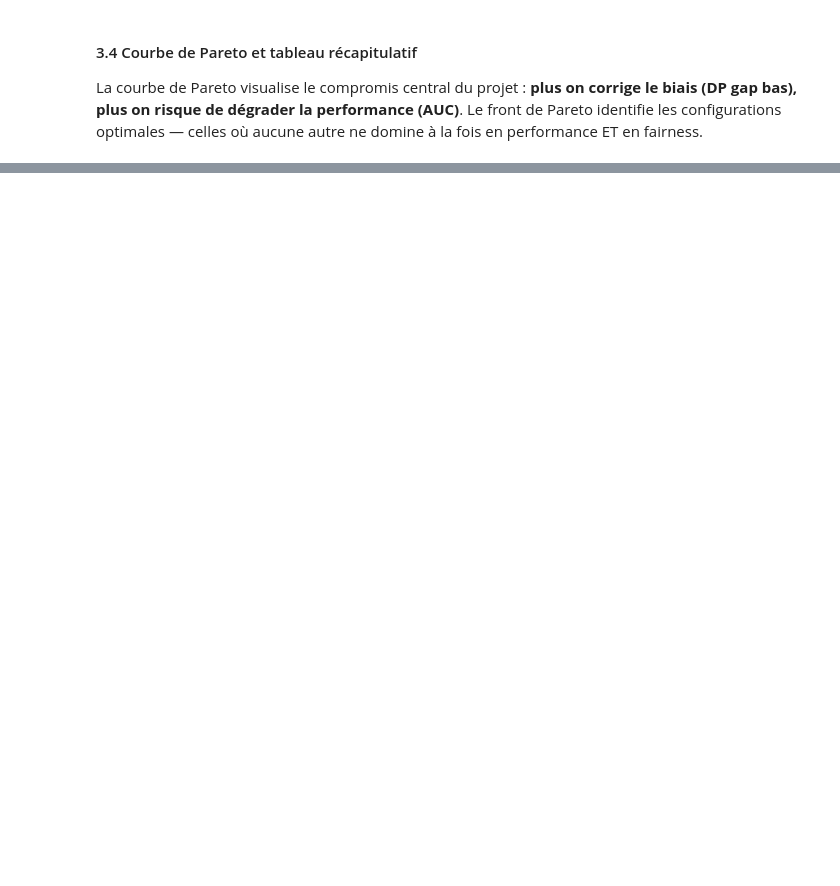
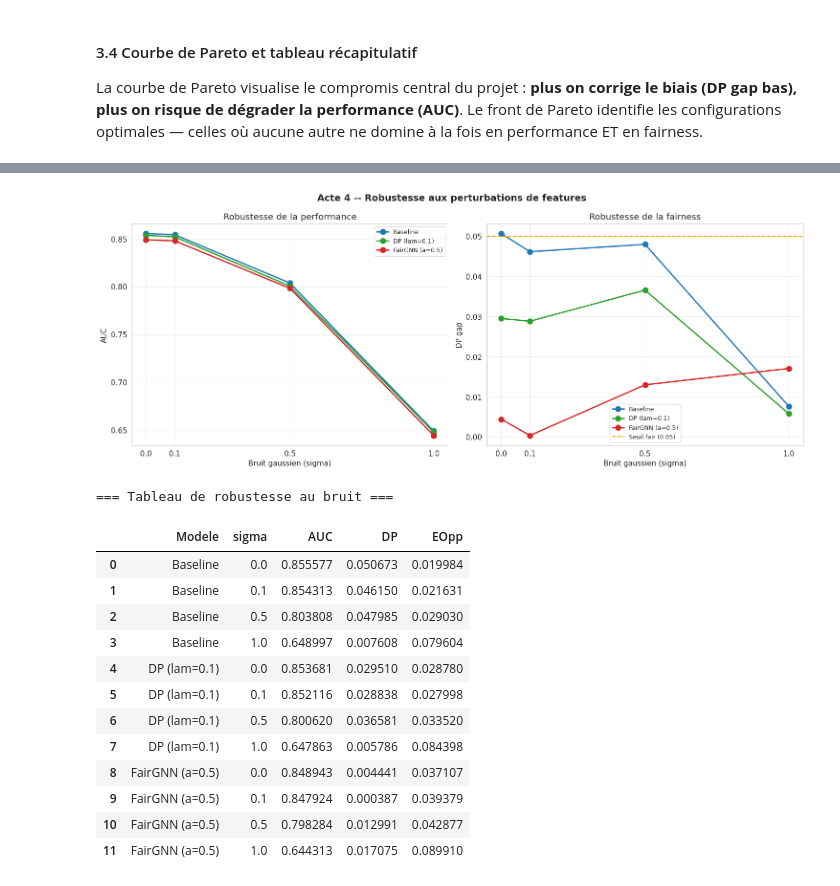
Before and after one commit to inptensib/IA-DATA708, a Jupyter notebook: notebooks/02_pipeline_ybt.ipynb, the cells around one changed output, grey strips where cells are left out. Cells and saved outputs as stored; diff of their text form; code cells hidden in the pictures; blank space fills up the shorter version.

```diff
--- a/notebooks/02_pipeline_ybt.ipynb
+++ b/notebooks/02_pipeline_ybt.ipynb
@@ -980,0 +1296,75 @@ La courbe de Pareto visualise le compromis central du projet : **plus on corrige
+# %%
+# === 4.3 Perturbation de features ===
+sigmas = [0.1, 0.5, 1.0]
+noise_results = []
+
+for name, mdl in models_act4.items():
+    mdl.eval()
+    r_clean = collect_results(mdl, test_data, sens, device)
+    noise_results.append({
+        'Modele': name, 'sigma': 0.0,
+        'AUC': r_clean['auc'], 'DP': r_clean['f']['DP'], 'EOpp': r_clean['f']['EOpp'],
+    })
+    for sigma in sigmas:
+        set_seed(42)
+        x_noisy = test_data.x + torch.randn_like(test_data.x) * sigma
+        with torch.no_grad():
+            tp = torch.sigmoid(mdl(
+                x_noisy.to(device),
+                test_data.edge_index.to(device),
+                test_data.edge_label_index.to(device)
+            )).cpu().numpy()
+        tl = test_data.edge_label.numpy()
+        tpt = classify_pairs(test_data.edge_label_index, sens).numpy()
+        auc = roc_auc_score(tl, tp)
+        f = fairness(tp, tl, tpt)
+        noise_results.append({
+            'Modele': name, 'sigma': sigma,
+            'AUC': auc, 'DP': f['DP'], 'EOpp': f['EOpp'],
+        })
+
+df_noise = pd.DataFrame(noise_results)
+
+# --- Visualisation ---
+fig, axes = plt.subplots(1, 2, figsize=(15, 6))
+colors_act4 = {'Baseline': '#1f77b4', 'DP (lam=0.1)': '#2ca02c', 'FairGNN (a=0.5)': '#d62728'}
+sigmas_full = [0.0] + sigmas
+
+ax = axes[0]
+for name in models_act4:
+    df_m = df_noise[df_noise['Modele'] == name]
+    ax.plot(df_m['sigma'], df_m['AUC'], 'o-', color=colors_act4[name], label=name, lw=2, markersize=8)
+ax.set_xlabel('Bruit gaussien (sigma)'); ax.set_ylabel('AUC')
+ax.set_title('Robustesse de la performance'); ax.legend(fontsize=9)
+ax.set_xticks(sigmas_full); ax.grid(True, alpha=0.3)
+
+ax = axes[1]
+for name in models_act4:
+    df_m = df_noise[df_noise['Modele'] == name]
+    ax.plot(df_m['sigma'], df_m['DP'], 'o-', color=colors_act4[name], label=name, lw=2, markersize=8)
+ax.axhline(0.05, color='orange', ls='--', lw=1.5, label='Seuil fair (0.05)')
+ax.set_xlabel('Bruit gaussien (sigma)'); ax.set_ylabel('DP gap')
+ax.set_title('Robustesse de la fairness'); ax.legend(fontsize=9)
+ax.set_xticks(sigmas_full); ax.grid(True, alpha=0.3)
+
+fig.suptitle('Acte 4 -- Robustesse aux perturbations de features', fontsize=14, fontweight='bold')
+plt.tight_layout(); plt.show()
+
+print("\n=== Tableau de robustesse au bruit ===")
+df_noise
+# %% [output]
+[figure, added]
+=== Tableau de robustesse au bruit ===
+|  | Modele | sigma | AUC | DP | EOpp |
+| 0 | Baseline | 0.0 | 0.855577 | 0.050673 | 0.019984 |
+| 1 | Baseline | 0.1 | 0.854313 | 0.046150 | 0.021631 |
+| 2 | Baseline | 0.5 | 0.803808 | 0.047985 | 0.029030 |
+| 3 | Baseline | 1.0 | 0.648997 | 0.007608 | 0.079604 |
+| 4 | DP (lam=0.1) | 0.0 | 0.853681 | 0.029510 | 0.028780 |
+| 5 | DP (lam=0.1) | 0.1 | 0.852116 | 0.028838 | 0.027998 |
+| 6 | DP (lam=0.1) | 0.5 | 0.800620 | 0.036581 | 0.033520 |
+| 7 | DP (lam=0.1) | 1.0 | 0.647863 | 0.005786 | 0.084398 |
+| 8 | FairGNN (a=0.5) | 0.0 | 0.848943 | 0.004441 | 0.037107 |
+| 9 | FairGNN (a=0.5) | 0.1 | 0.847924 | 0.000387 | 0.039379 |
+| 10 | FairGNN (a=0.5) | 0.5 | 0.798284 | 0.012991 | 0.042877 |
+| 11 | FairGNN (a=0.5) | 1.0 | 0.644313 | 0.017075 | 0.089910 |
```
Also changed, not shown: parts of 25 cells of this notebook, 1 other file.
